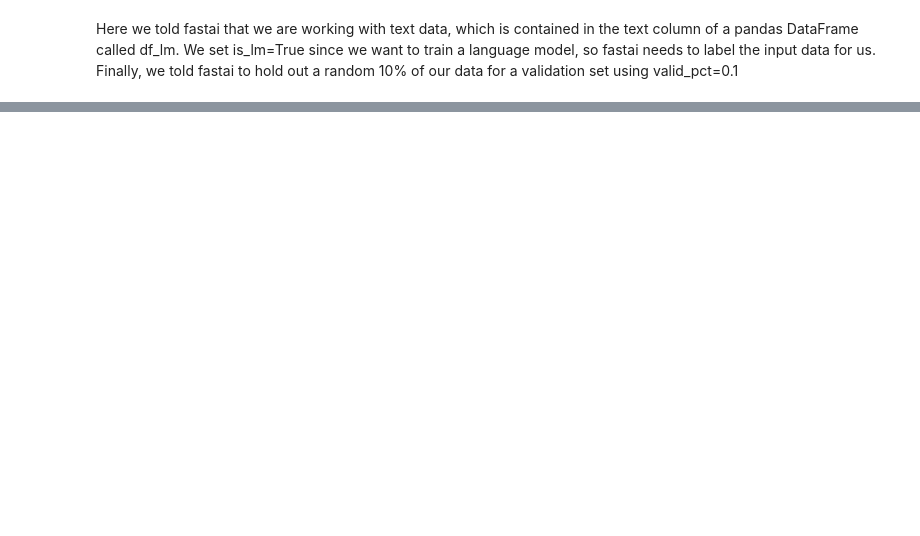
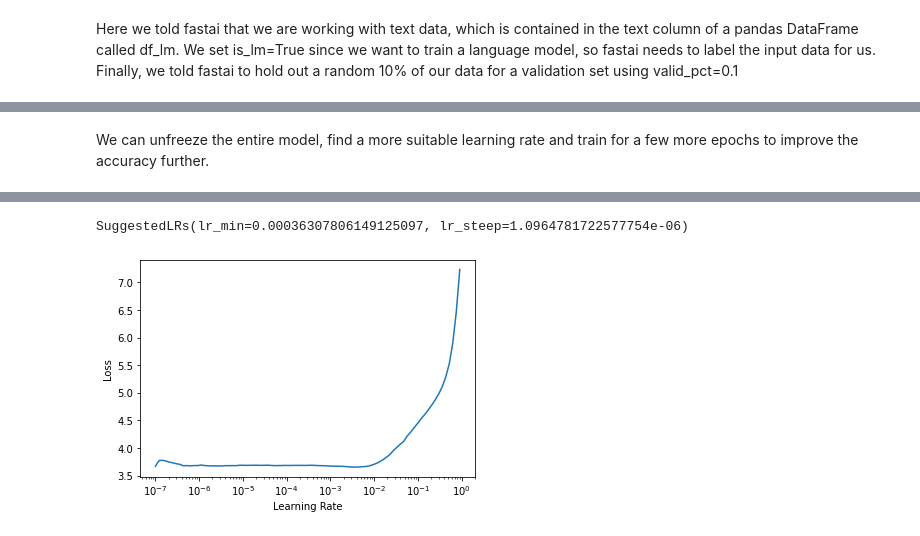
Before and after one commit to jinfeijoy/NLP, a Jupyter notebook: kaggle_Twitter_sentiment/notebook/Basic_twitter_sentiment_analysis_fastai.ipynb, the cells around one changed output, grey strips where cells are left out. Saved outputs shown, nothing was run; the diff lists cells and outputs as text; code cells hidden in the pictures; blank space fills up the shorter version.

```diff
--- a/kaggle_Twitter_sentiment/notebook/Basic_twitter_sentiment_analysis_fastai.ipynb
+++ b/kaggle_Twitter_sentiment/notebook/Basic_twitter_sentiment_analysis_fastai.ipynb
@@ -93,0 +111,6 @@ Requirement already satisfied: pyparsing>=2.0.2 in /usr/local/lib/python3.7/dist
+# %% [markdown]
+We can unfreeze the entire model, find a more suitable learning rate and train for a few more epochs to improve the accuracy further.
+# %%
+learn.unfreeze()
+learn.lr_find()
+# %% [output]
@@ -93,0 +118,2 @@ Requirement already satisfied: pyparsing>=2.0.2 in /usr/local/lib/python3.7/dist
+SuggestedLRs(lr_min=0.00036307806149125097, lr_steep=1.0964781722577754e-06)
+[figure, added]
```
Also changed, not shown: parts of 45 cells of this notebook.
